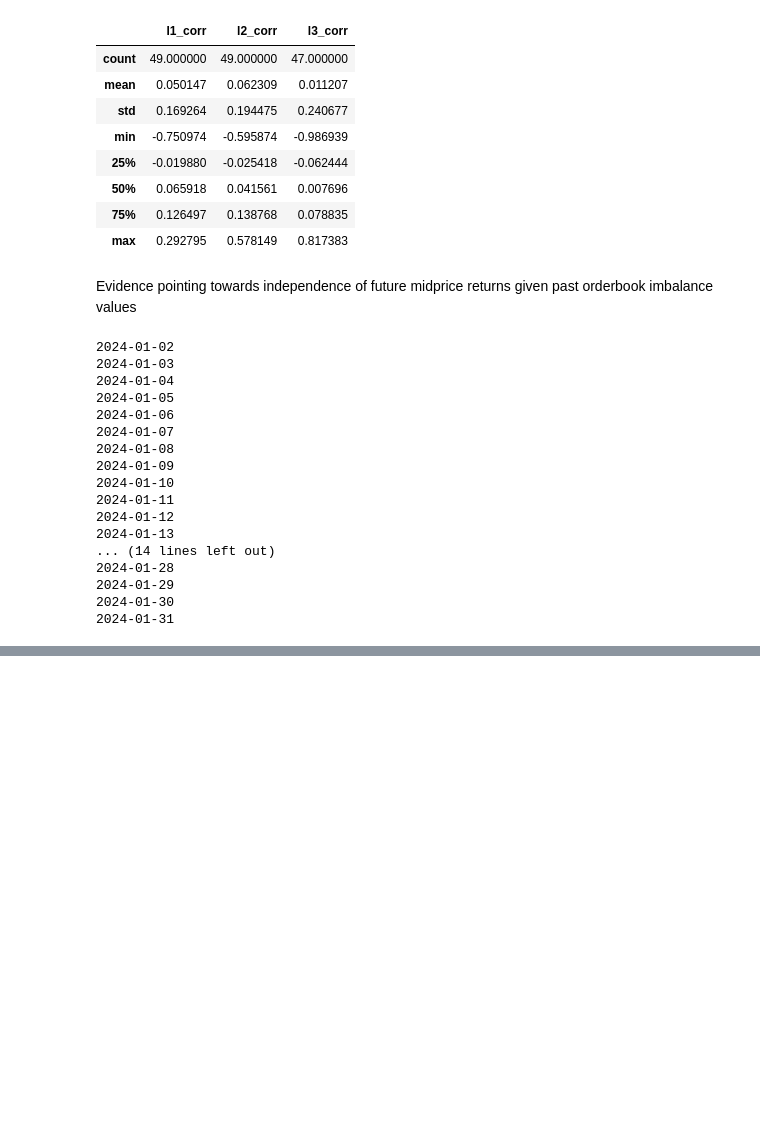
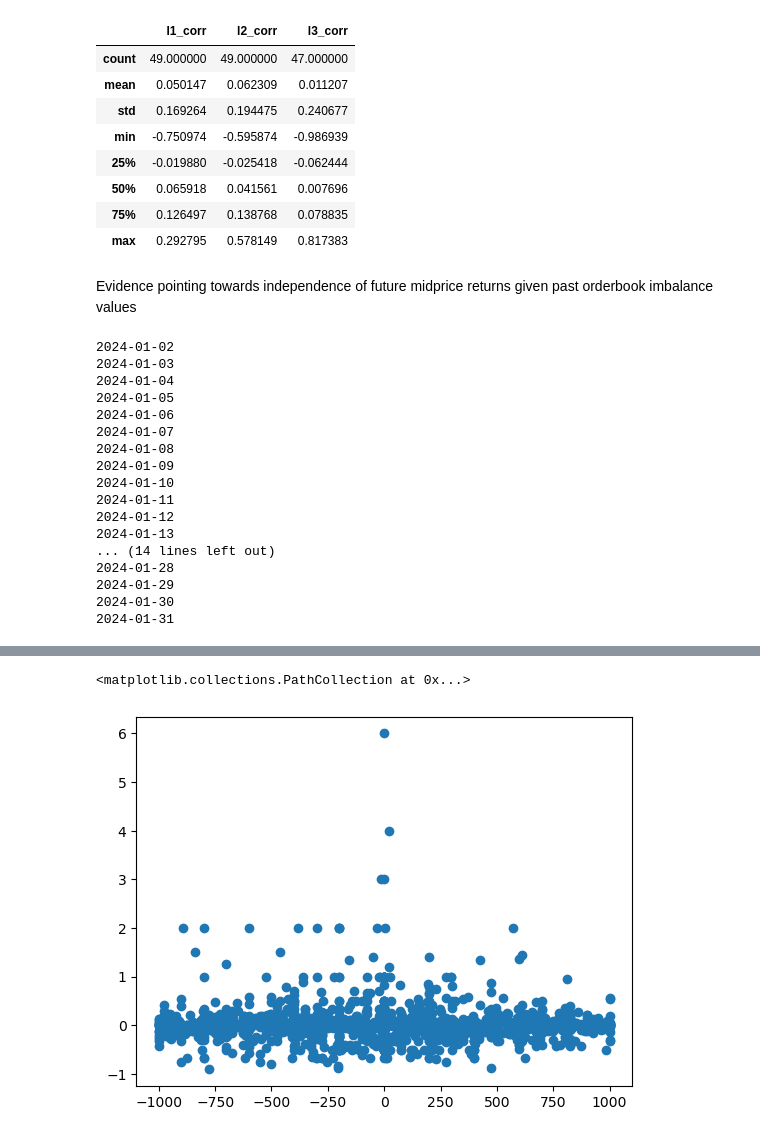
Before and after one commit to ijamil1/kalshi_mm, a Jupyter notebook: exploring_order_book_indicators_predictive_powers.ipynb, the cells around one changed output, grey strips where cells are left out. Saved outputs shown, nothing was run; the diff lists cells and outputs as text; code cells hidden in the pictures; blank space fills up the shorter version.

Commit message:
seems like flow imbalance and future midprice returns are independent

```diff
--- a/exploring_order_book_indicators_predictive_powers.ipynb
+++ b/exploring_order_book_indicators_predictive_powers.ipynb
@@ -614,16 +614,16 @@ while date_ <= date.today():
                     orig_delta_ask = None
 
                     if cur_bb > prev_bb:
-                        orig_delta_bid = cur_bbv
+                        orig_delta_bid = cur_bbv * (cur_bb - prev_bb)
                     elif cur_bb < prev_bb:
-                        orig_delta_bid = -prev_bbv
+                        orig_delta_bid = -prev_bbv * abs(cur_bb-prev_bb)
                     else:
                         orig_delta_bid = cur_bbv - prev_bbv
 
                     if cur_ba < prev_ba:
-                        orig_delta_ask = -cur_bav
+                        orig_delta_ask = -cur_bav * abs(cur_ba - prev_ba)
                     elif cur_ba > prev_ba:
-                        orig_delta_ask = prev_bav
+                        orig_delta_ask = prev_bav * (cur_ba - prev_ba)
                     else:
                         orig_delta_ask = prev_bav - cur_bav
 
@@ -713,0 +714,16 @@ will examine how predictive flow imbalance is if at all next
+# %%
+gpo = data.groupby('ticker')
+tickers = list(set(data['ticker'].tolist()))
+data_dict = {'ticker': [], 'flow_imbalance': [], 'next_min_midprice_return': []}
+for ticker in tickers:
+    group = gpo.get_group(ticker)
+    group = group.reset_index(drop=True)
+    for idx in range(group.shape[0]-1):
+        cur_row = group.iloc[idx]
+        next_row = group.iloc[idx+1]
+        if cur_row['timestamp'].to_pydatetime() + timedelta(minutes=1) == next_row['timestamp'].to_pydatetime():
+            data_dict['ticker'].append(cur_row['ticker'])
+            data_dict['flow_imbalance'].append(cur_row['flow_imbalance'])
+            data_dict['next_min_midprice_return'].append((next_row['midprice_return']))
+
+flow_return_df = pd.DataFrame(data=data_dict)
@@ -713,0 +746,9 @@ will examine how predictive flow imbalance is if at all next
+# %%
+bounded_flow_return_df = flow_return_df[(flow_return_df['flow_imbalance']>=-1000) & (flow_return_df['flow_imbalance'] <= 1000)]
+# %%
+x = bounded_flow_return_df['flow_imbalance'].tolist()
+y = bounded_flow_return_df['next_min_midprice_return'].tolist()
+plt.scatter(x,y)
+# %% [output]
+<matplotlib.collections.PathCollection at 0x...>
+[figure, added]
```
Also changed, not shown: parts of 17 cells of this notebook.
